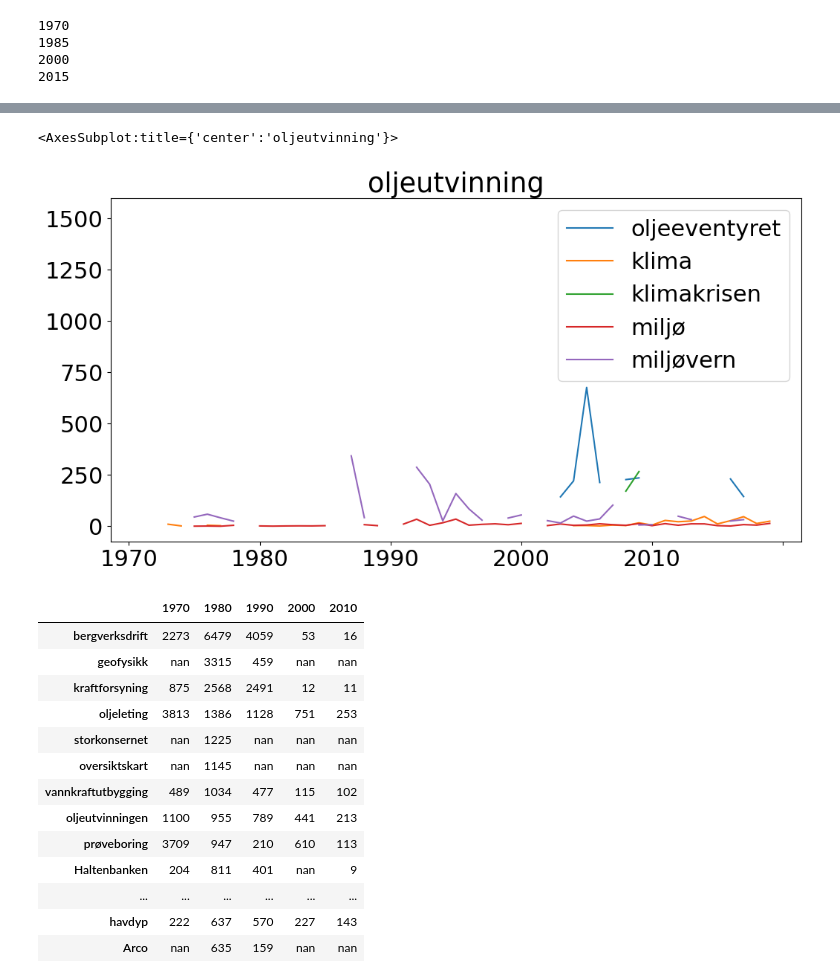
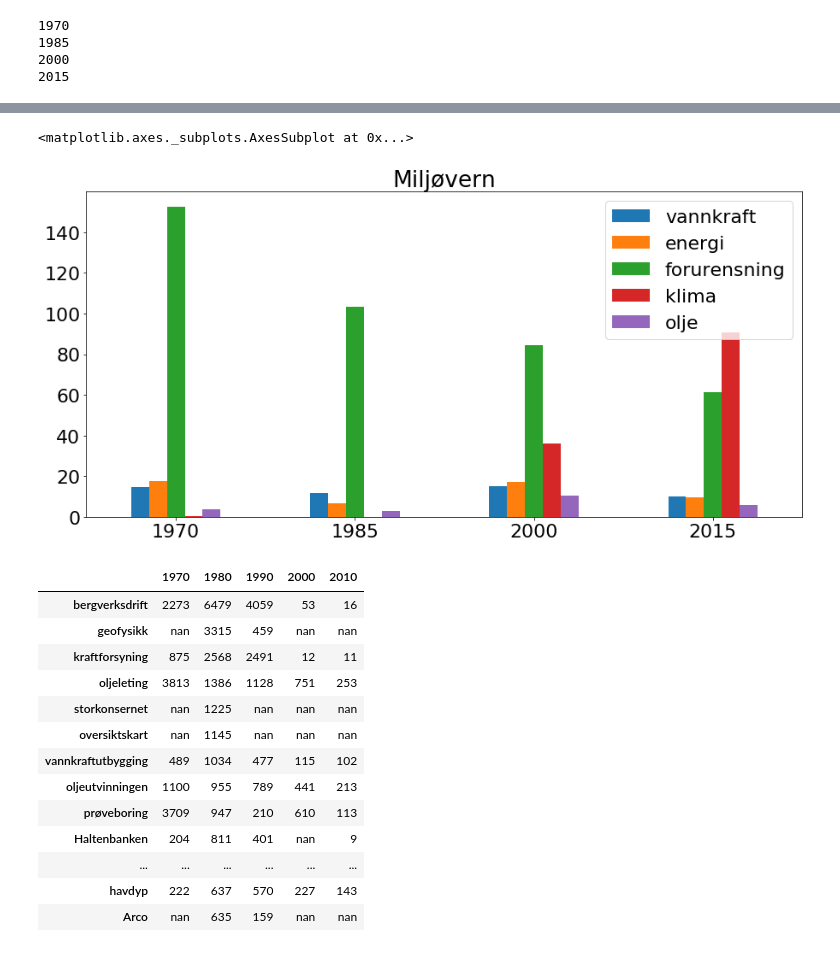
Before and after one commit to Yoonsen/Serie112, a Jupyter notebook: fredag20okt.ipynb, the cells around one changed output, grey strips where cells are left out. Drawn from its saved outputs; the diff is of its cells as text; code cells hidden in the pictures.

```diff
--- a/fredag20okt.ipynb
+++ b/fredag20okt.ipynb
@@ -68,0 +62,3 @@ c = coll_periods(doc="digavis",
+# %%
+bc = coll_periods(doc="digavis",
+            fy=1970, ty=2020,period=15, word= 'miljøvern', ref=tot.freq)
@@ -95,8 +103,8 @@ b.loc[[x for x in "oljeeventyret klima klimakrisen miljø miljøvern".split() if
-# %%
-c.loc[[x for x in "oljeeventyret klima klimakrisen miljø miljøvern".split() if x in a.index]].transpose().plot(figsize=(12,6),title="oljeutvinning", rot=0)
-# %% [output]
-<AxesSubplot:title={'center':'oljeutvinning'}>
-[figure, removed]
+# %%
+bc.loc[[x for x in "vannkraft energi forurensning klima olje".split() if x in bc.index]].transpose().plot(kind="bar",figsize=(15,7),title="Miljøvern", rot=0)
+# %% [output]
+<matplotlib.axes._subplots.AxesSubplot at 0x...>
+[figure, added]
 # %%
 a.sort_values(by=a.columns[1], ascending=False).fillna(0.head(20).style.format(precision=0).background_gradient(axis = 1)
 # %% [output]
```
Also changed, not shown: parts of 17 cells of this notebook.
